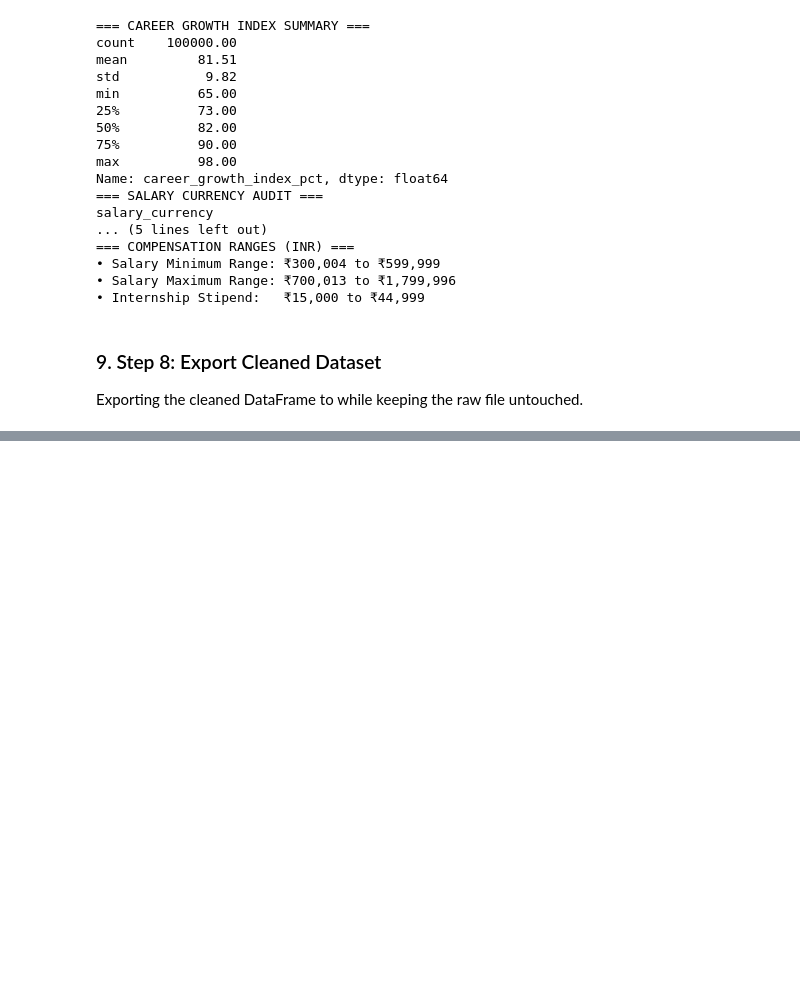
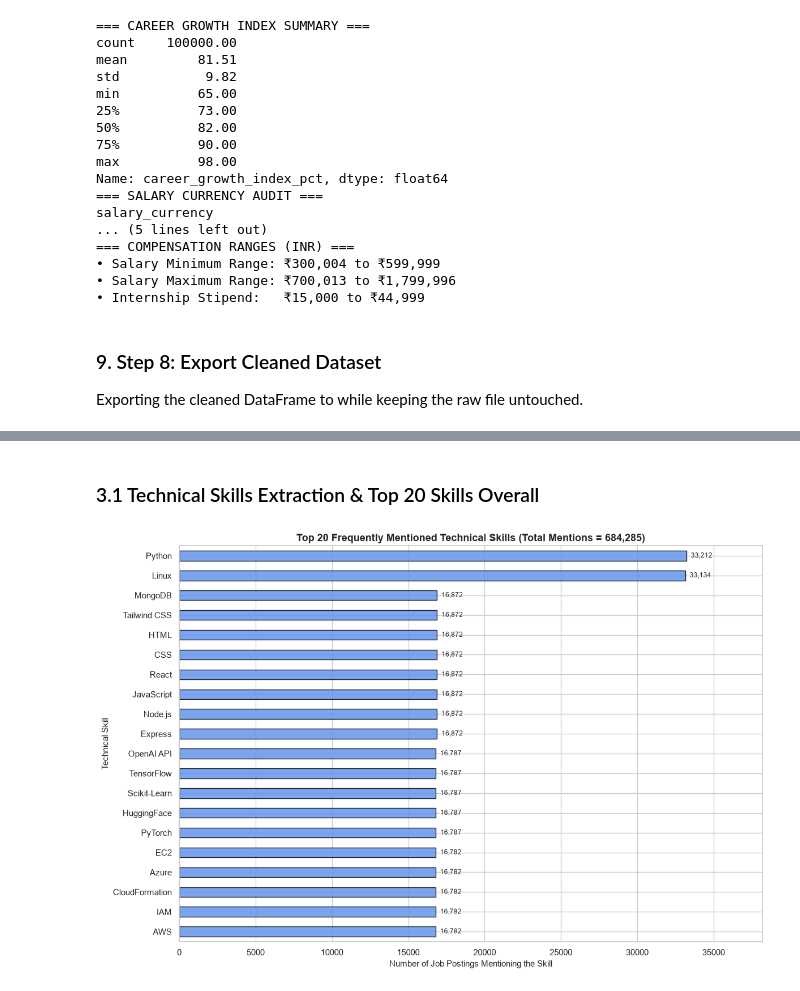
Before and after one commit to AnneMukeshBalaji/hackton_1, a Jupyter notebook: main.ipynb, the cells around one changed output, grey strips where cells are left out. Saved outputs shown, nothing was run; the diff lists cells and outputs as text; code cells hidden in the pictures; blank space fills up the shorter version.

```diff
--- a/main.ipynb
+++ b/main.ipynb
@@ -238,0 +387,27 @@ Total columns exported: 34
+# %% [markdown]
+### 3.1 Technical Skills Extraction & Top 20 Skills Overall
+# %%
+skills_data = df["skills_extracted"].dropna()
+
+all_skills = skills_data.str.split(",").explode()
+all_skills = all_skills.str.strip()
+all_skills = all_skills[all_skills != ""]
+
+skill_counts = all_skills.value_counts()
+top_skills = skill_counts.head(20)
+
+plt.figure(figsize=(12, 8))
+bars = top_skills.sort_values().plot(kind="barh", color="cornflowerblue", edgecolor="black", alpha=0.85)
+
+plt.title("Top 20 Frequently Mentioned Technical Skills (Total Mentions = 684,285)", fontsize=13, weight="bold")
+plt.xlabel("Number of Job Postings Mentioning the Skill", fontsize=11)
+plt.ylabel("Technical Skill", fontsize=11)
+
+for i, v in enumerate(top_skills.sort_values()):
+    plt.text(v + 300, i, f"{v:,}", va="center", fontsize=8.5)
+
+plt.xlim(0, max(top_skills) * 1.15)
+plt.tight_layout()
+plt.show()
+# %% [output]
+[figure, added]
```
Also changed, not shown: parts of 57 cells of this notebook, 1 other file.
